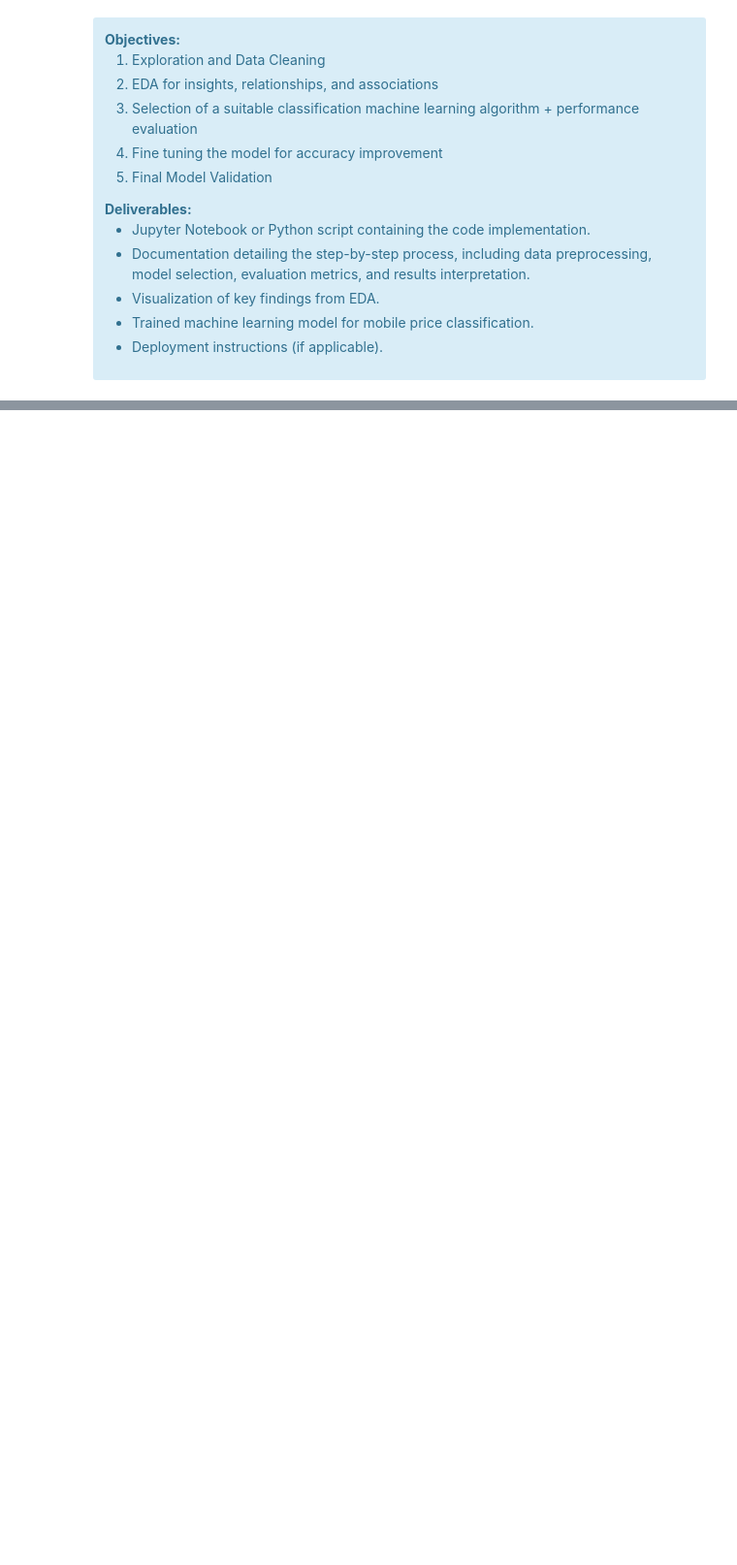
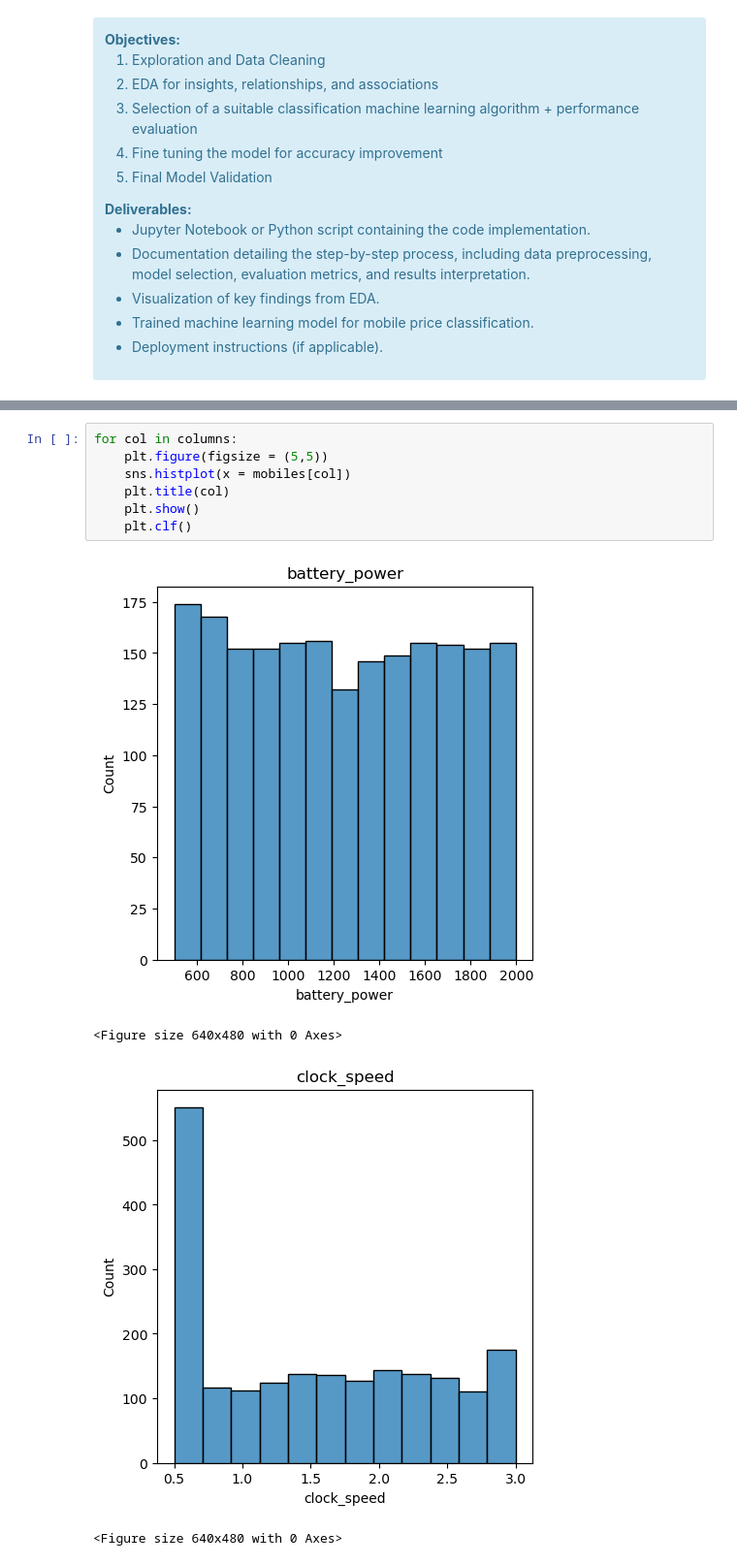
Before and after one commit to YSKAA423/Mobile_price_range_classifier, a Jupyter notebook: Mobile_price_range_classifier.ipynb, the cells around one changed output, grey strips where cells are left out. Shown at 97% size. Drawn from its saved outputs; the diff is of its cells as text; blank space fills up the shorter version.

```diff
--- a/Mobile_price_range_classifier.ipynb
+++ b/Mobile_price_range_classifier.ipynb
@@ -79,0 +259,12 @@ very high cost).
+# %%
+for col in columns:
+    plt.figure(figsize = (5,5))
+    sns.histplot(x = mobiles[col])
+    plt.title(col)
+    plt.show()
+    plt.clf()
+# %% [output]
+[figure, added]
+<Figure size 640x480 with 0 Axes>
+[figure, added]
+<Figure size 640x480 with 0 Axes>
```
Also changed, not shown: parts of 21 cells of this notebook.
